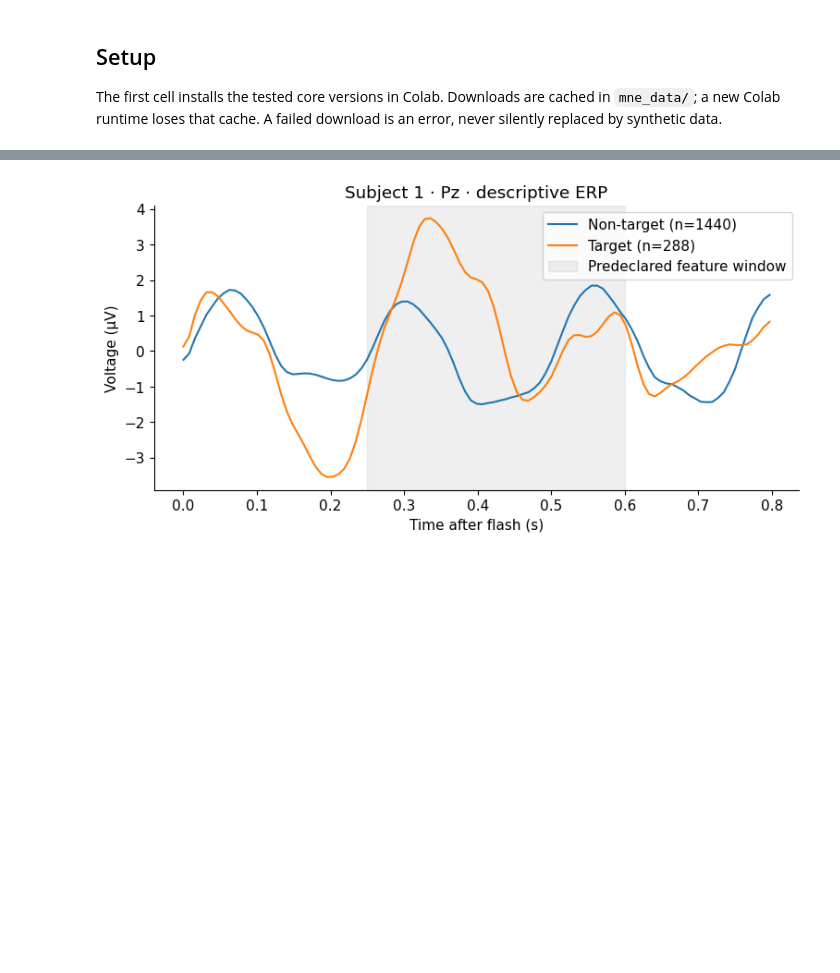
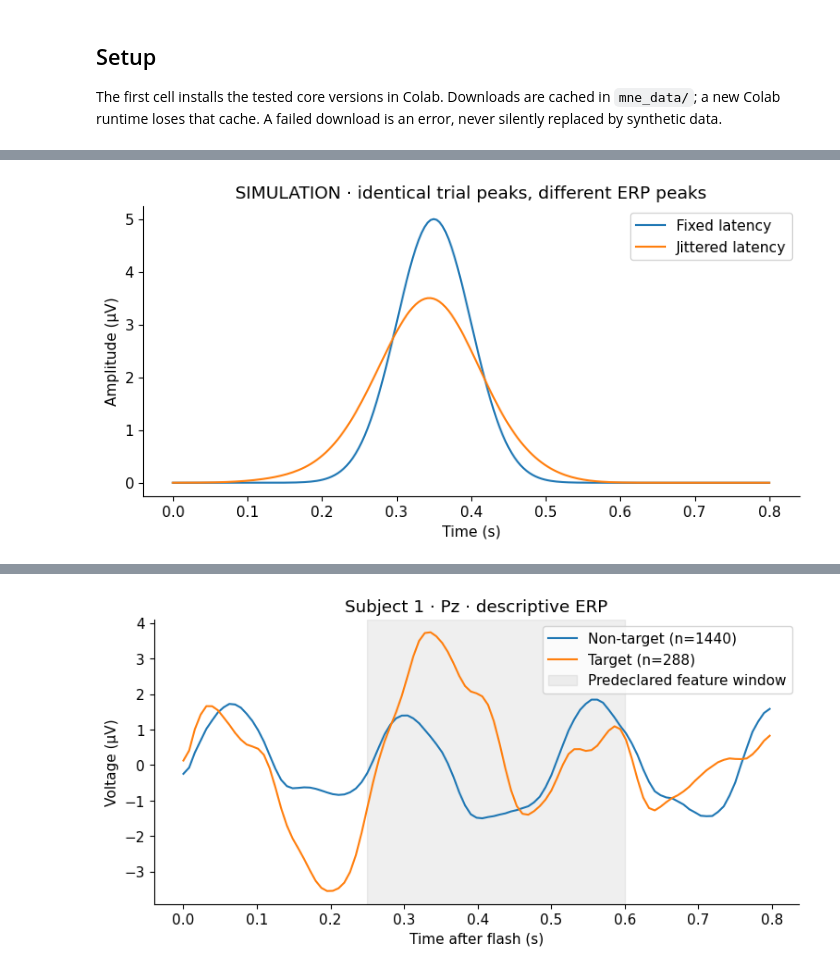
Before and after one commit to berdakh/ROBT613-BCI-Workshop, a Jupyter notebook: notebooks/01_p300_signal_to_epochs.ipynb, the cells around one changed output, grey strips where cells are left out. Drawn from its saved outputs; the diff is of its cells as text; code cells hidden in the pictures; blank space fills up the shorter version.

```diff
--- a/notebooks/01_p300_signal_to_epochs.ipynb
+++ b/notebooks/01_p300_signal_to_epochs.ipynb
@@ -47,0 +139,12 @@ Dataset cache: ./mne_data
+# %%
+demo_times=np.linspace(0,.8,200)
+fixed=np.array([5*np.exp(-.5*((demo_times-.35)/.05)**2) for _ in range(100)])
+jittered=np.array([5*np.exp(-.5*((demo_times-center)/.05)**2)
+                   for center in rng.normal(.35,.06,100)])
+fig,ax=plt.subplots()
+ax.plot(demo_times,fixed.mean(0),label='Fixed latency')
+ax.plot(demo_times,jittered.mean(0),label='Jittered latency')
+ax.set(xlabel='Time (s)',ylabel='Amplitude (µV)',title='SIMULATION · identical trial peaks, different ERP peaks')
+ax.legend();plt.show()
+# %% [output]
+[figure, added]
```
Also changed, not shown: parts of 47 cells of this notebook, 15 other files.
